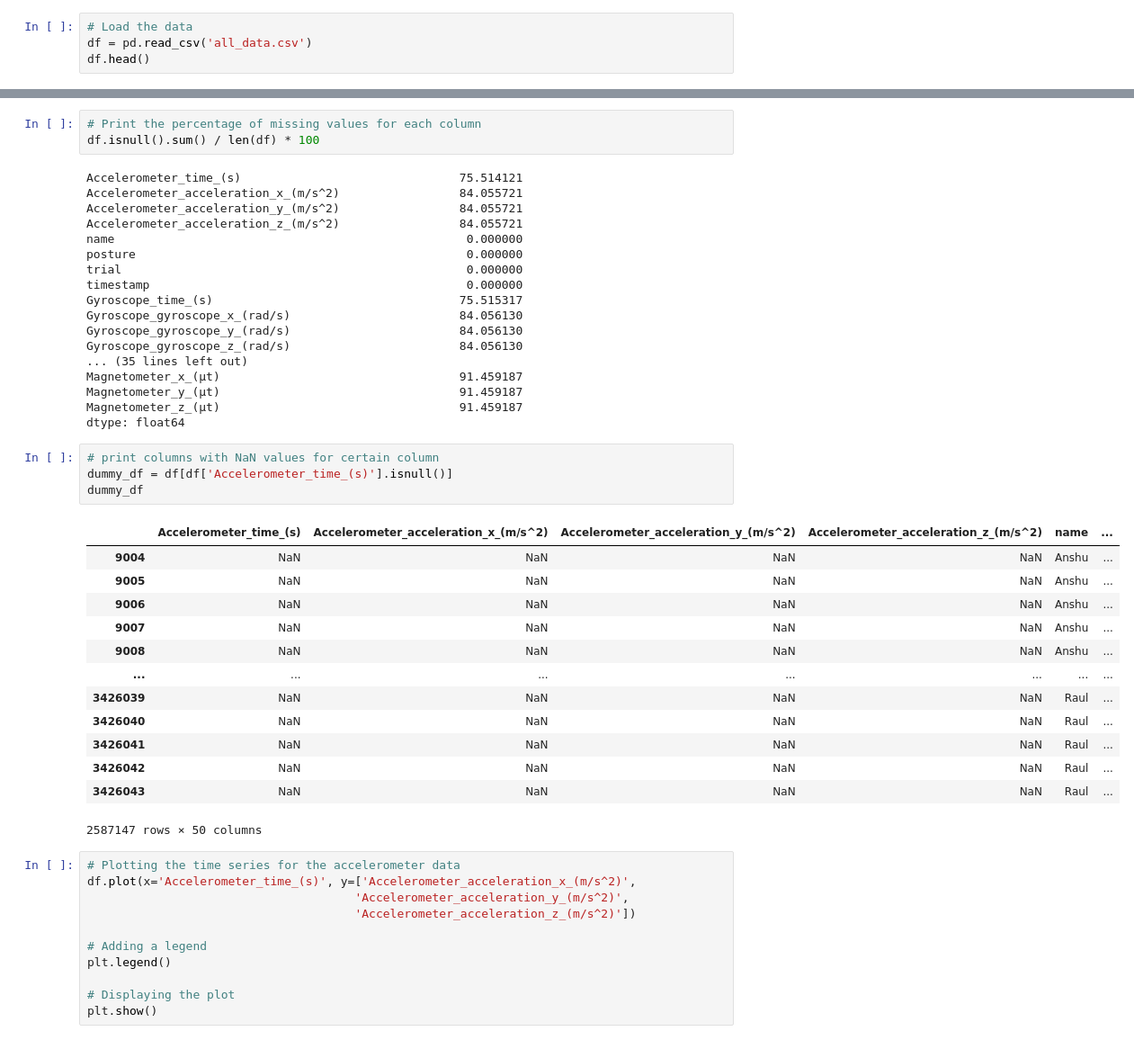
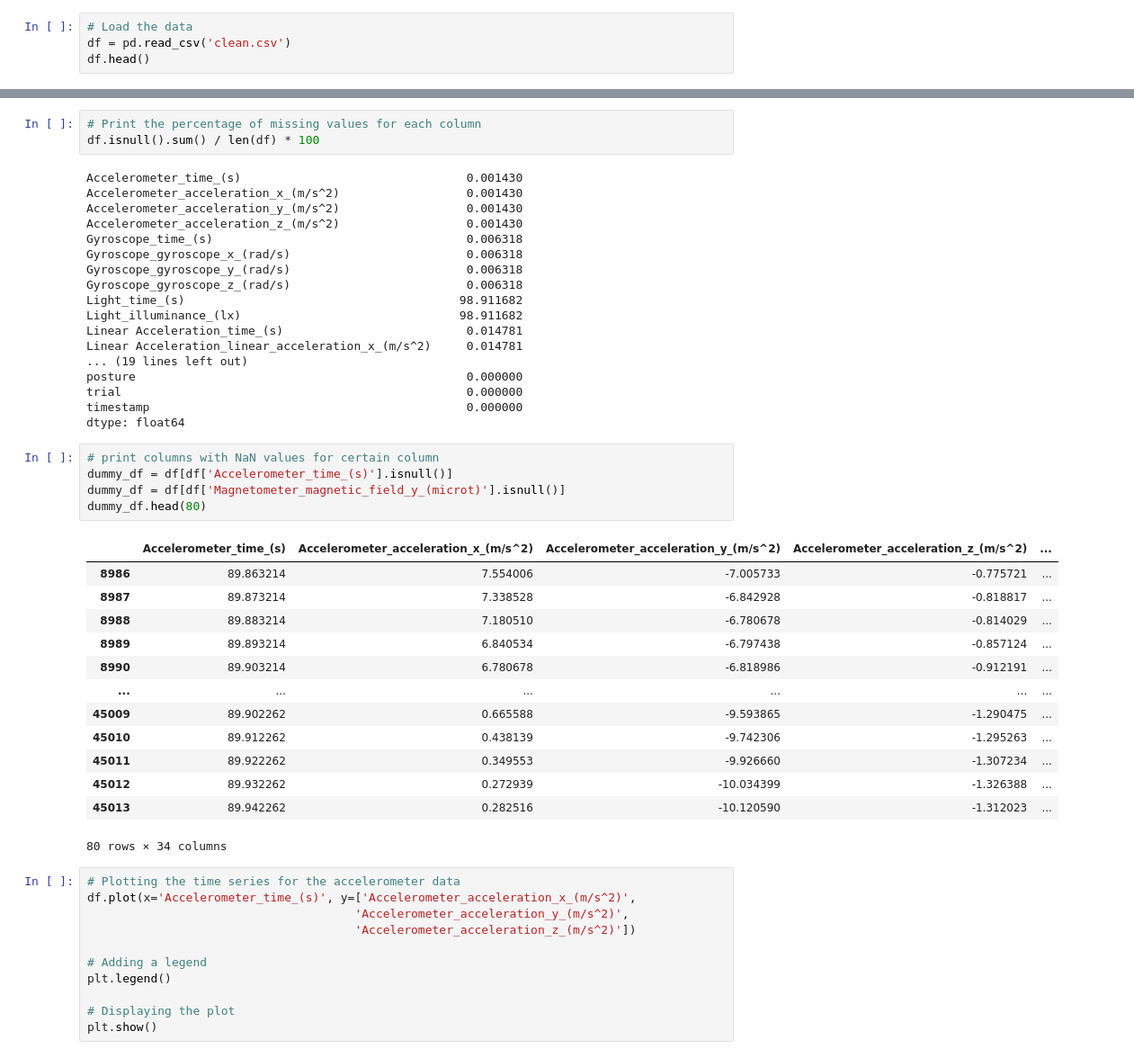
Before and after one commit to RaulSantanaTrejo/ML4QS_fall_intensity_detection, a Jupyter notebook: preprocessing/EDA.ipynb, the cells around one changed output, grey strips where cells are left out. Shown: that part at 90% size. Saved outputs shown, nothing was run; the diff lists cells and outputs as text.

```diff
--- a/preprocessing/EDA.ipynb
+++ b/preprocessing/EDA.ipynb
@@ -22,4 +4,4 @@ ModuleNotFoundError: No module named 'matplotlib.pyplot'
 # %%
 # Load the data
-df = pd.read_csv('all_data.csv')
+df = pd.read_csv('clean.csv')
 df.head()
@@ -47,41 +41,42 @@ df.describe().T
 # Print the percentage of missing values for each column
 df.isnull().sum() / len(df) * 100
 # %% [output]
-Accelerometer_time_(s)                               75.514121
-Accelerometer_acceleration_x_(m/s^2)                 84.055721
-Accelerometer_acceleration_y_(m/s^2)                 84.055721
-Accelerometer_acceleration_z_(m/s^2)                 84.055721
-name                                                  0.000000
+Accelerometer_time_(s)                                0.001430
+Accelerometer_acceleration_x_(m/s^2)                  0.001430
+Accelerometer_acceleration_y_(m/s^2)                  0.001430
+Accelerometer_acceleration_z_(m/s^2)                  0.001430
+Gyroscope_time_(s)                                    0.006318
+Gyroscope_gyroscope_x_(rad/s)                         0.006318
+Gyroscope_gyroscope_y_(rad/s)                         0.006318
+Gyroscope_gyroscope_z_(rad/s)                         0.006318
+Light_time_(s)                                       98.911682
+Light_illuminance_(lx)                               98.911682
+Linear Acceleration_time_(s)                          0.014781
+Linear Acceleration_linear_acceleration_x_(m/s^2)     0.014781
+... (19 lines left out)
 posture                                               0.000000
 trial                                                 0.000000
 timestamp                                             0.000000
-Gyroscope_time_(s)                                   75.515317
-Gyroscope_gyroscope_x_(rad/s)                        84.056130
-Gyroscope_gyroscope_y_(rad/s)                        84.056130
-Gyroscope_gyroscope_z_(rad/s)                        84.056130
-... (35 lines left out)
-Magnetometer_x_(µt)                                  91.459187
-Magnetometer_y_(µt)                                  91.459187
-Magnetometer_z_(µt)                                  91.459187
 dtype: float64
 # %%
 # print columns with NaN values for certain column
 dummy_df = df[df['Accelerometer_time_(s)'].isnull()]
-dummy_df
+dummy_df = df[df['Magnetometer_magnetic_field_y_(microt)'].isnull()]
+dummy_df.head(80)
 # %% [output]
-|  | Accelerometer_time_(s) | Accelerometer_acceleration_x_(m/s^2) | Accelerometer_acceleration_y_(m/s^2) | Accelerometer_acceleration_z_(m/s^2) | name | ... |
-| 9004 | NaN | NaN | NaN | NaN | Anshu | ... |
-| 9005 | NaN | NaN | NaN | NaN | Anshu | ... |
-| 9006 | NaN | NaN | NaN | NaN | Anshu | ... |
-| 9007 | NaN | NaN | NaN | NaN | Anshu | ... |
-| 9008 | NaN | NaN | NaN | NaN | Anshu | ... |
-| ... | ... | ... | ... | ... | ... | ... |
-| 3426039 | NaN | NaN | NaN | NaN | Raul | ... |
-| 3426040 | NaN | NaN | NaN | NaN | Raul | ... |
-| 3426041 | NaN | NaN | NaN | NaN | Raul | ... |
-| 3426042 | NaN | NaN | NaN | NaN | Raul | ... |
-| 3426043 | NaN | NaN | NaN | NaN | Raul | ... |
+|  | Accelerometer_time_(s) | Accelerometer_acceleration_x_(m/s^2) | Accelerometer_acceleration_y_(m/s^2) | Accelerometer_acceleration_z_(m/s^2) | ... |
+| 8986 | 89.863214 | 7.554006 | -7.005733 | -0.775721 | ... |
+| 8987 | 89.873214 | 7.338528 | -6.842928 | -0.818817 | ... |
+| 8988 | 89.883214 | 7.180510 | -6.780678 | -0.814029 | ... |
+| 8989 | 89.893214 | 6.840534 | -6.797438 | -0.857124 | ... |
+| 8990 | 89.903214 | 6.780678 | -6.818986 | -0.912191 | ... |
+| ... | ... | ... | ... | ... | ... |
+| 45009 | 89.902262 | 0.665588 | -9.593865 | -1.290475 | ... |
+| 45010 | 89.912262 | 0.438139 | -9.742306 | -1.295263 | ... |
+| 45011 | 89.922262 | 0.349553 | -9.926660 | -1.307234 | ... |
+| 45012 | 89.932262 | 0.272939 | -10.034399 | -1.326388 | ... |
+| 45013 | 89.942262 | 0.282516 | -10.120590 | -1.312023 | ... |
-2587147 rows × 50 columns
+80 rows × 34 columns
 # %%
 # Plotting the time series for the accelerometer data
 df.plot(x='Accelerometer_time_(s)', y=['Accelerometer_acceleration_x_(m/s^2)',
```
Also changed, not shown: parts of 4 cells of this notebook, 2 other files.
